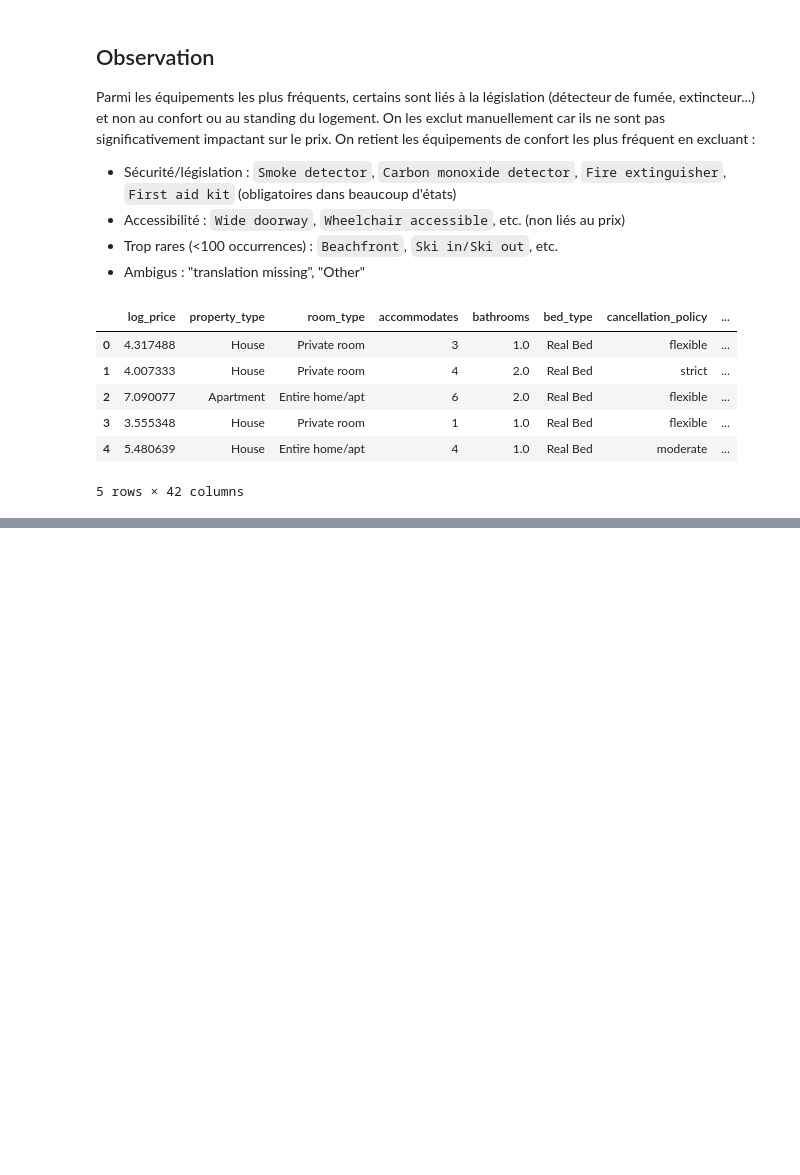
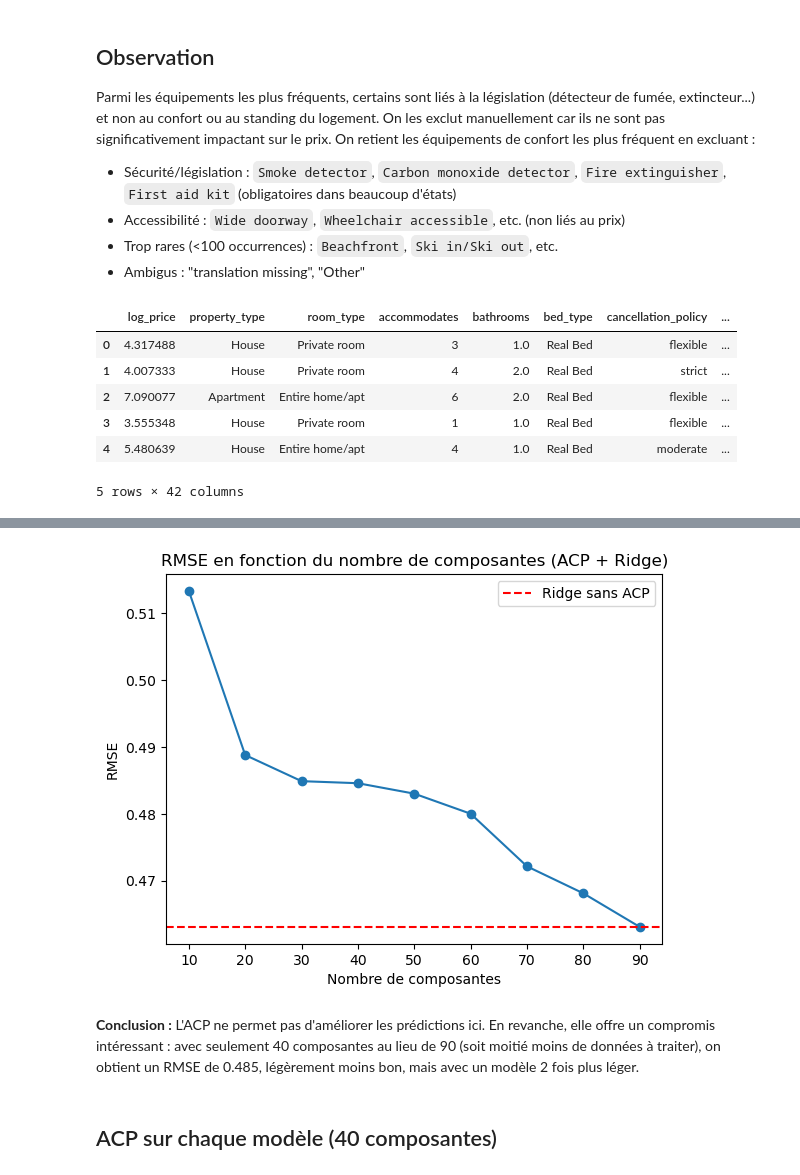
Before and after one commit to Annie-K73/Airbnb_prediction, a Jupyter notebook: NoteBook.ipynb, the cells around one changed output, grey strips where cells are left out. Drawn from its saved outputs; the diff is of its cells as text; code cells hidden in the pictures; blank space fills up the shorter version.

```diff
--- a/NoteBook.ipynb
+++ b/NoteBook.ipynb
@@ -289,3 +295,8 @@ df.head()
 | 3 | 3.555348 | House | Private room | 1 | 1.0 | Real Bed | flexible | ... |
 | 4 | 5.480639 | House | Entire home/apt | 4 | 1.0 | Real Bed | moderate | ... |
 5 rows × 42 columns
+# %%
+# encoder les variables catégorielles
+df = pd.get_dummies(df, columns=['room_type', 'property_type', 'bed_type', 'city', 'cancellation_policy'])
+print(df.shape)
+df.head()
@@ -291,0 +365,5 @@ df.head()
+# %%
+df_test = pd.read_csv("airbnb_test.csv")
+df_train = pd.read_csv("airbnb_train.csv")
+df_train, ref_date = preprocess(df_train)
+df_test, _ = preprocess(df_test, ref_date=ref_date)
@@ -291,0 +385,3 @@ df.head()
+# %%
+X_train = df_train.drop(columns=['log_price'])
+y_train = df_train['log_price']
@@ -291,0 +467,6 @@ df.head()
+# %%
+from sklearn.ensemble import GradientBoostingRegressor
+
+gb = GradientBoostingRegressor(n_estimators=100, random_state=42)
+scores = cross_val_score(gb, X_train, y_train, cv=5, scoring='neg_root_mean_squared_error')
+print(f"Gradient Boosting RMSE : {-scores.mean():.4f}")
@@ -291,0 +488,31 @@ df.head()
+# %%
+from sklearn.decomposition import PCA
+
+composantes = [10, 20, 30, 40, 50, 60, 70, 80, 90]
+rmses = []
+
+for n in composantes:
+    pipe = Pipeline([
+        ('scaler', StandardScaler()),
+        ('acp', PCA(n_components=n)),
+        ('model', Ridge())
+    ])
+    scores = cross_val_score(pipe, X_train, y_train,
+                             cv=5, scoring='neg_root_mean_squared_error')
+    rmses.append(-scores.mean())
+
+plt.plot(composantes, rmses, marker='o')
+plt.xlabel('Nombre de composantes')
+plt.ylabel('RMSE')
+plt.title('RMSE en fonction du nombre de composantes (ACP + Ridge)')
+plt.axhline(y=0.4631, color='r', linestyle='--', label='Ridge sans ACP')
+plt.legend()
+plt.show()
+# %% [output]
+[figure, added]
+# %% [markdown]
+**Conclusion :**
+L'ACP ne permet pas d'améliorer les prédictions ici. En revanche, elle offre un compromis intéressant : avec seulement 40
+composantes au lieu de 90 (soit moitié moins de données à traiter), on obtient un RMSE de 0.485, légèrement moins bon, mais avec un modèle 2 fois plus léger.
+# %% [markdown]
+## ACP sur chaque modèle (40 composantes)
```
Also changed, not shown: parts of 34 cells of this notebook, 2 other files.
